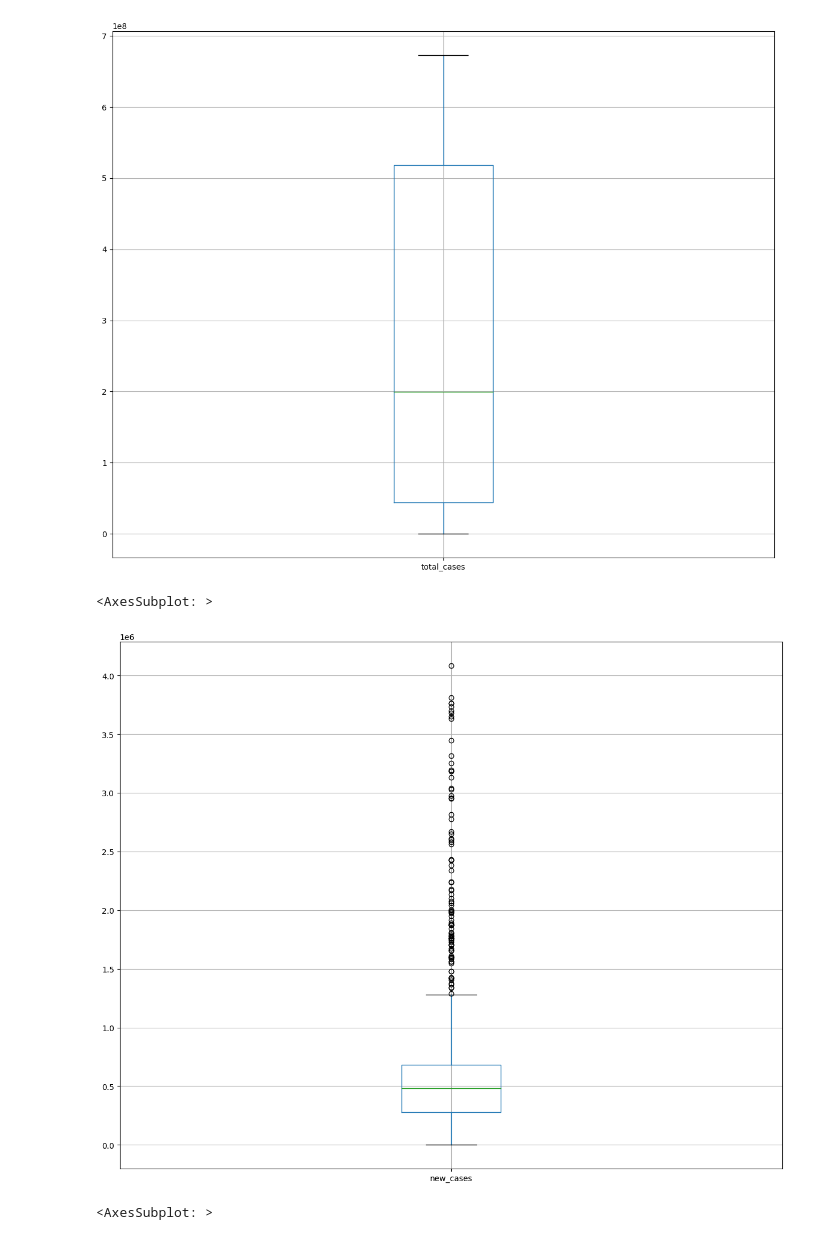
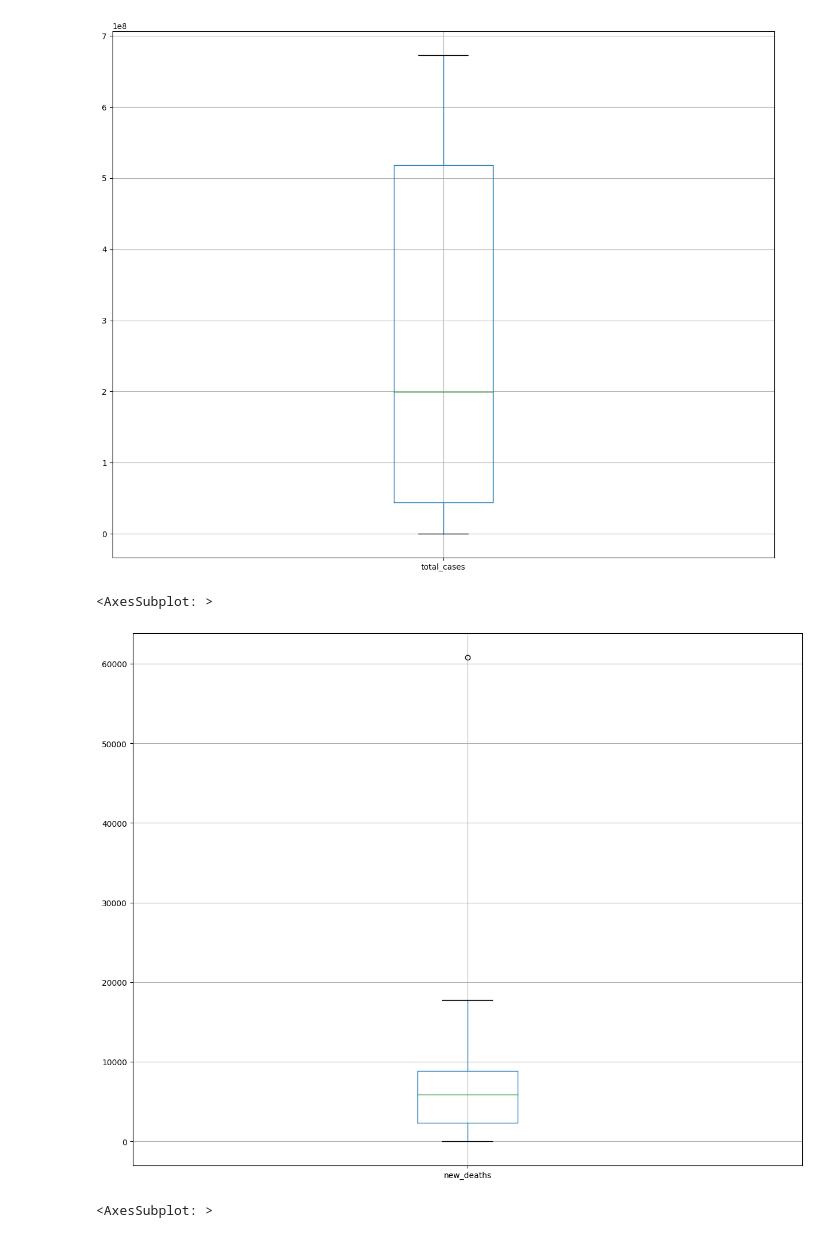
Before and after one commit to TechForEverybody/Applied_Data_Science_Practicals_Sem-8, a Jupyter notebook: Experiment-6/CS8A53_ADS_Experiment_6_ShivkumarChauhan.ipynb, the cells around one changed output. Cells and saved outputs as stored; diff of their text form; code cells hidden in the pictures.

```diff
--- a/Experiment-6/CS8A53_ADS_Experiment_6_ShivkumarChauhan.ipynb
+++ b/Experiment-6/CS8A53_ADS_Experiment_6_ShivkumarChauhan.ipynb
@@ -384,11 +390,11 @@ Main_Data.boxplot('total_cases')
 # %% [output]
 <AxesSubplot: >
 [figure]
-# %%
-Main_Data.boxplot('new_cases')
-# %% [output]
-<AxesSubplot: >
-[figure]
+# %%
+Main_Data.boxplot('new_deaths')
+# %% [output]
+<AxesSubplot: >
+[figure, added]
 # %%
 Main_Data.boxplot('total_deaths')
 # %% [output]
```
Also changed, not shown: parts of 14 cells of this notebook, 1 other file.
